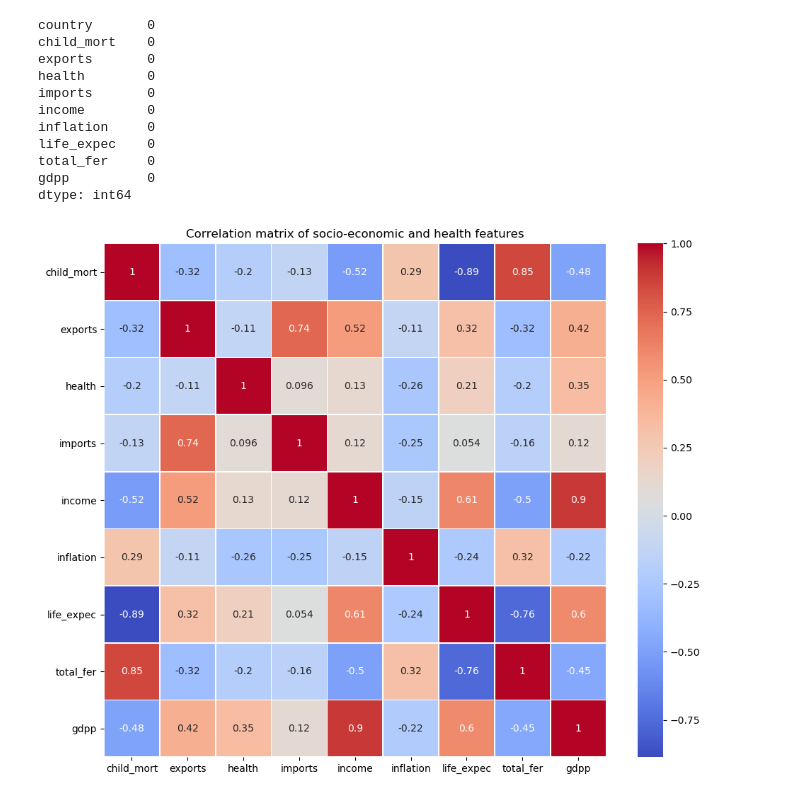
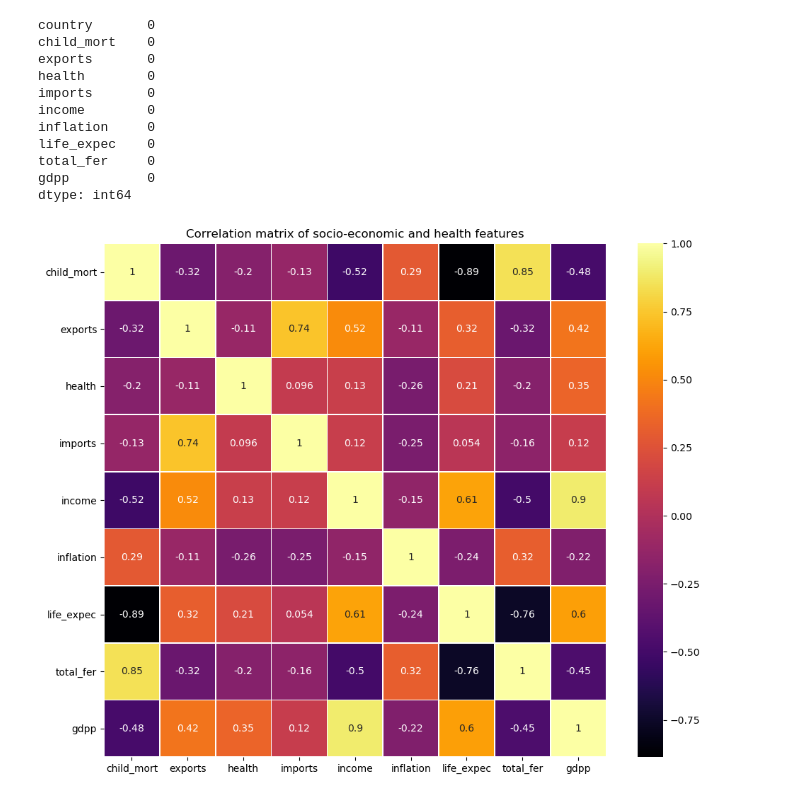
Before and after one commit to LudicrusTwrtle/Unsupervised_ML_Coursework, a Jupyter notebook: Assignment 1/assignment_1.ipynb, the cells around one changed output. Drawn from its saved outputs; the diff is of its cells as text; code cells hidden in the pictures.

```diff
--- a/Assignment 1/assignment_1.ipynb
+++ b/Assignment 1/assignment_1.ipynb
@@ -67,21 +67,21 @@ country_features = df_countries.drop('country', axis =1)
 # %%
 import seaborn as sns
 import matplotlib.pyplot as plt
 
 corr = country_features.corr()
 
 plt.figure(figsize=(10, 8))
 sns.heatmap(
     corr,
     annot=True,
-    cmap="coolwarm",
+    cmap="inferno",
     linewidths=0.5,
 )
 plt.title("Correlation matrix of socio-economic and health features")
 plt.tight_layout()
 plt.show()
 # %% [output]
-[figure, old version]
+[figure, new version]
 # %%
 from sklearn.preprocessing import StandardScaler as scaler
 from sklearn.cluster import KMeans
```
